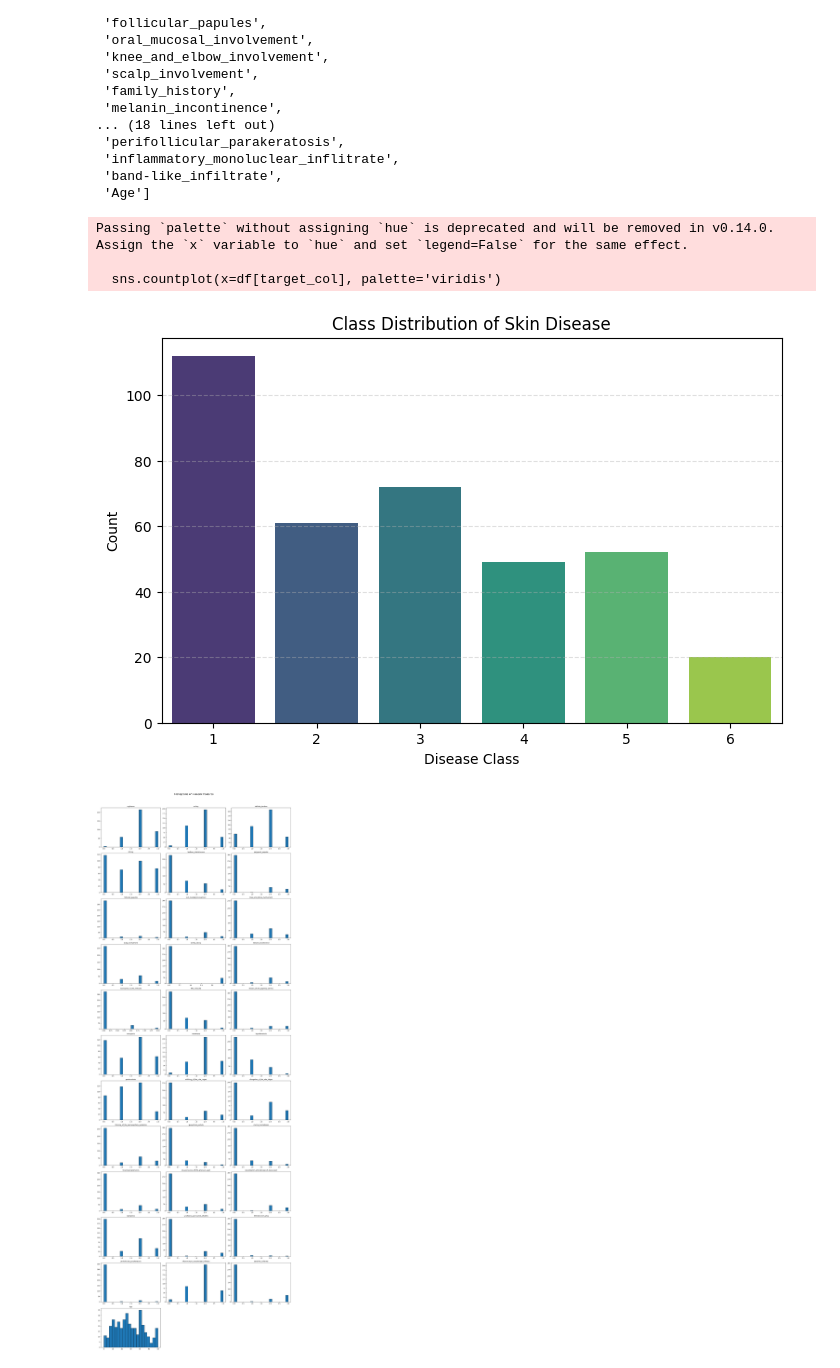
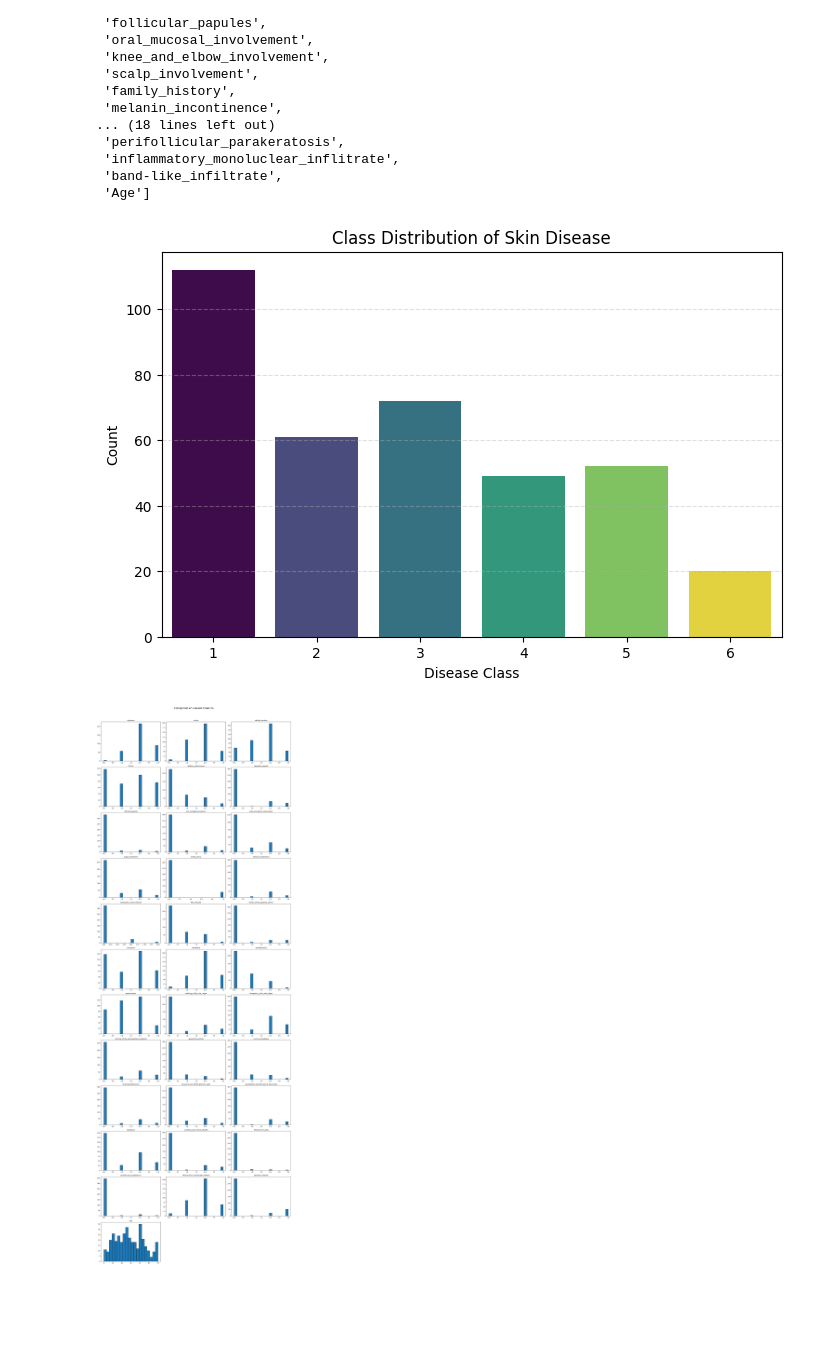
Before and after one commit to nandhakumar-v-19/Skin-Disorder-Detection, a Jupyter notebook: Skin_Disorder.ipynb, the cells around one changed output. Saved outputs shown, nothing was run; the diff lists cells and outputs as text; code cells hidden in the pictures; blank space fills up the shorter version.

```diff
--- a/Skin_Disorder.ipynb
+++ b/Skin_Disorder.ipynb
@@ -3,4 +5,4 @@
 # %%
-#Load Dataset & Inspect CSV Files
+#Import Libraries & Load Dataset
 import pandas as pd
-df = pd.read_csv("/content/dataset_35_dermatology (1).csv")
+df = pd.read_csv("/content/dataset_35_dermatology.csv")
@@ -180,21 +155,20 @@ Numeric Columns (34):
  'band-like_infiltrate',
  'Age']
 # %%
+# Class Distribution
+
 import matplotlib.pyplot as plt
 import seaborn as sns
 
 plt.figure(figsize=(8,5))
-sns.countplot(x=df[target_col], palette='viridis')
+sns.countplot(x=df[target_col], palette='viridis',hue=df[target_col],legend=False)
 
 plt.title('Class Distribution of Skin Disease')
 plt.xlabel('Disease Class')
 plt.ylabel('Count')
 plt.grid(axis='y', linestyle='--', alpha=0.4)
 
 plt.show()
 # %% [output]
-Passing `palette` without assigning `hue` is deprecated and will be removed in v0.14.0. Assign the `x` variable to `hue` and set `legend=False` for the same effect.
-
-  sns.countplot(x=df[target_col], palette='viridis')
-[figure, old version]
+[figure, new version]
 # %%
```
Also changed, not shown: parts of 21 cells of this notebook.
